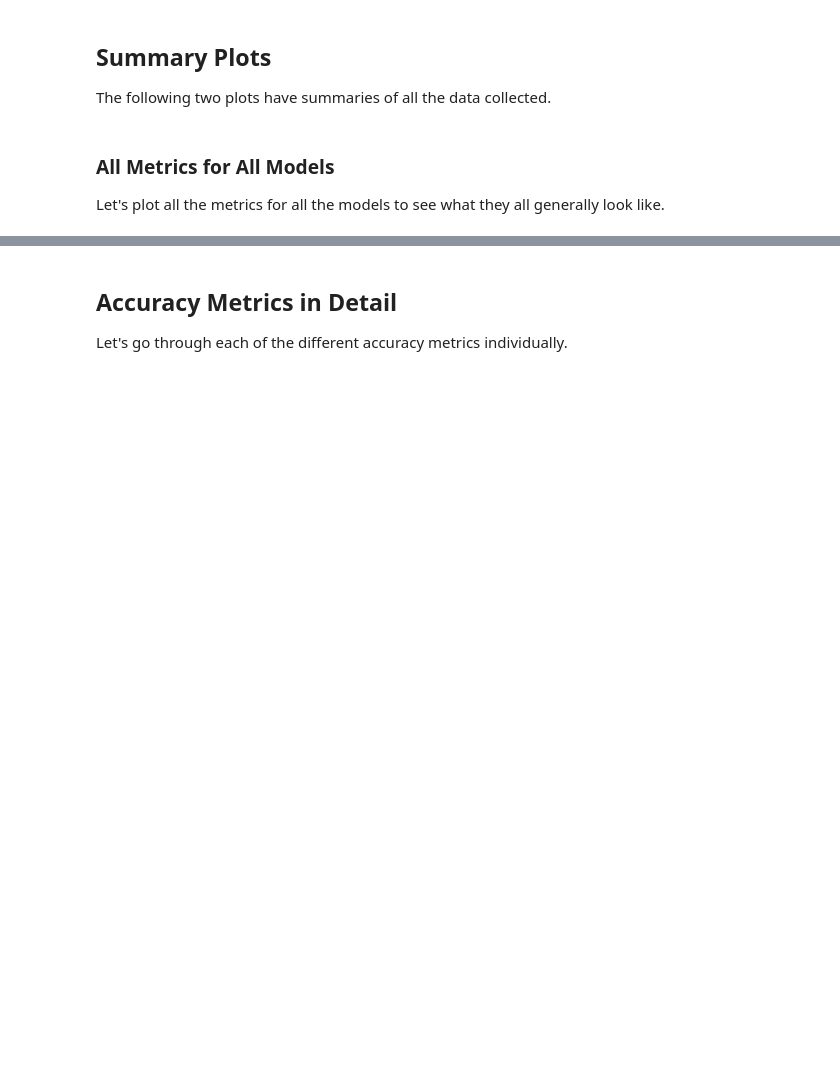
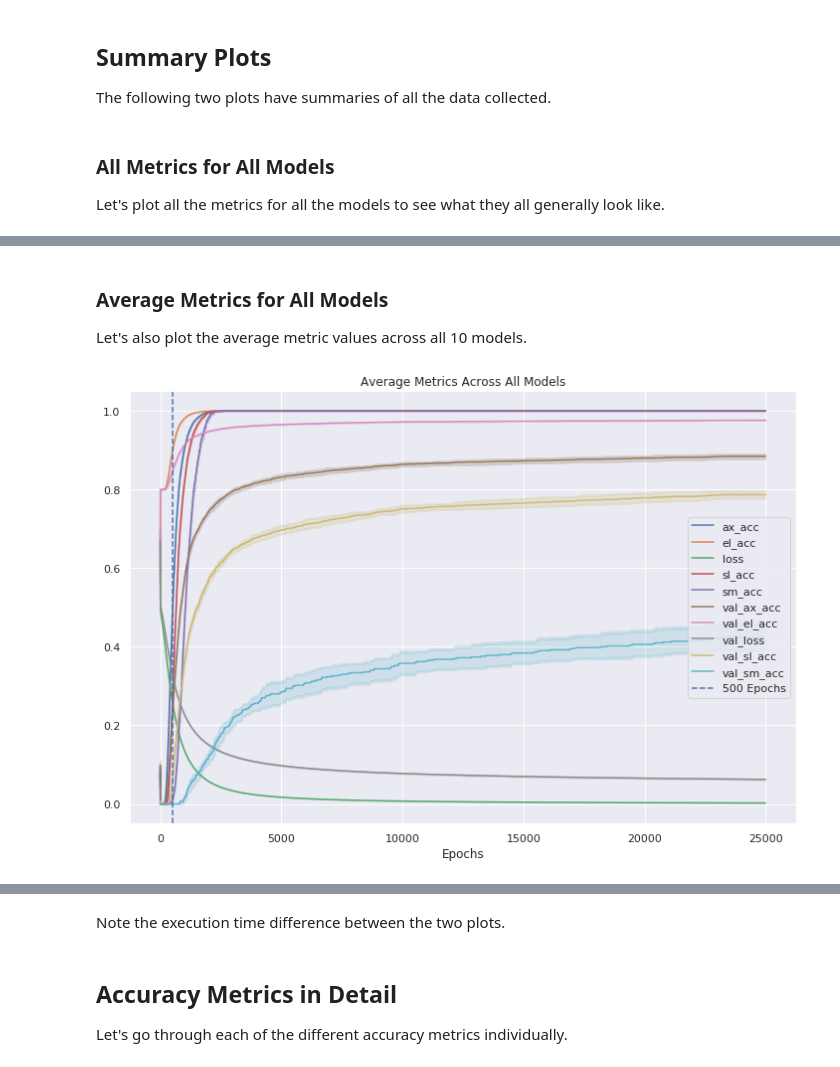
Before and after one commit to apra93/leabra-tf, a Jupyter notebook: docs/source/notebooks/0.3.1-Comparing-Accuracy-Metrics.ipynb, the cells around one changed output, grey strips where cells are left out. Cells and saved outputs as stored; diff of their text form; code cells hidden in the pictures; blank space fills up the shorter version.

Commit message:
nb-0.3.1: Adding in the last plot

```diff
--- a/docs/source/notebooks/0.3.1-Comparing-Accuracy-Metrics.ipynb
+++ b/docs/source/notebooks/0.3.1-Comparing-Accuracy-Metrics.ipynb
@@ -422,7 +422,3 @@ Wall time: 11h 19min 5s
 And then now let's put everything in one pandas dataframe.
 # %%
 metrics_df = pd.DataFrame(metrics)
-# %%
-from leabratf.constants import DIR_LOGS
-
-metrics_df = pd.read_csv(str(DIR_LOGS / '10_models_25000_epochs.csv'), index_col=0)
@@ -519,0 +533,18 @@ plt.show()
+# %% [markdown]
+### Average Metrics for All Models
+
+Let's also plot the average metric values across all 10 models.
+# %%
+%%time
+# These are the possible metrics to use
+# ['loss', 'el_acc', 'ax_acc', 'sl_acc', 'sm_acc', 'val_loss',
+#  'val_el_acc', 'val_ax_acc', 'val_sl_acc', 'val_sm_acc']
+plot_metrics(metrics_df,
+             metrics=None,
+             epochs=None,
+             title='Average Metrics Across All Models',
+             key_by_model=False,
+             model_average=True)`
+plt.show()
+# %% [output]
+[figure, added]
@@ -520,3 +553,5 @@ plt.show()
+# %% [markdown]
+Note the execution time difference between the two plots.
 # %% [markdown]
 ## Accuracy Metrics in Detail
 
```
Also changed, not shown: parts of 4 cells of this notebook.
